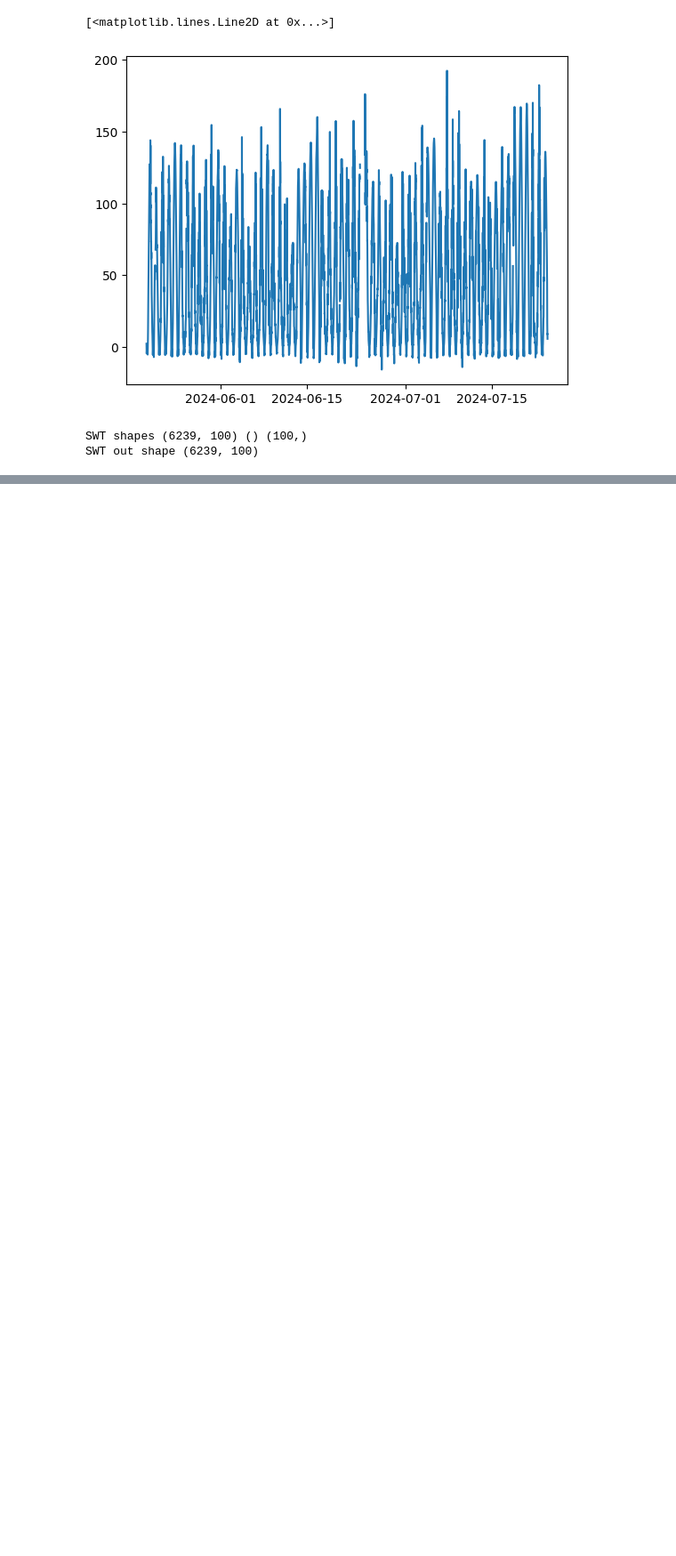
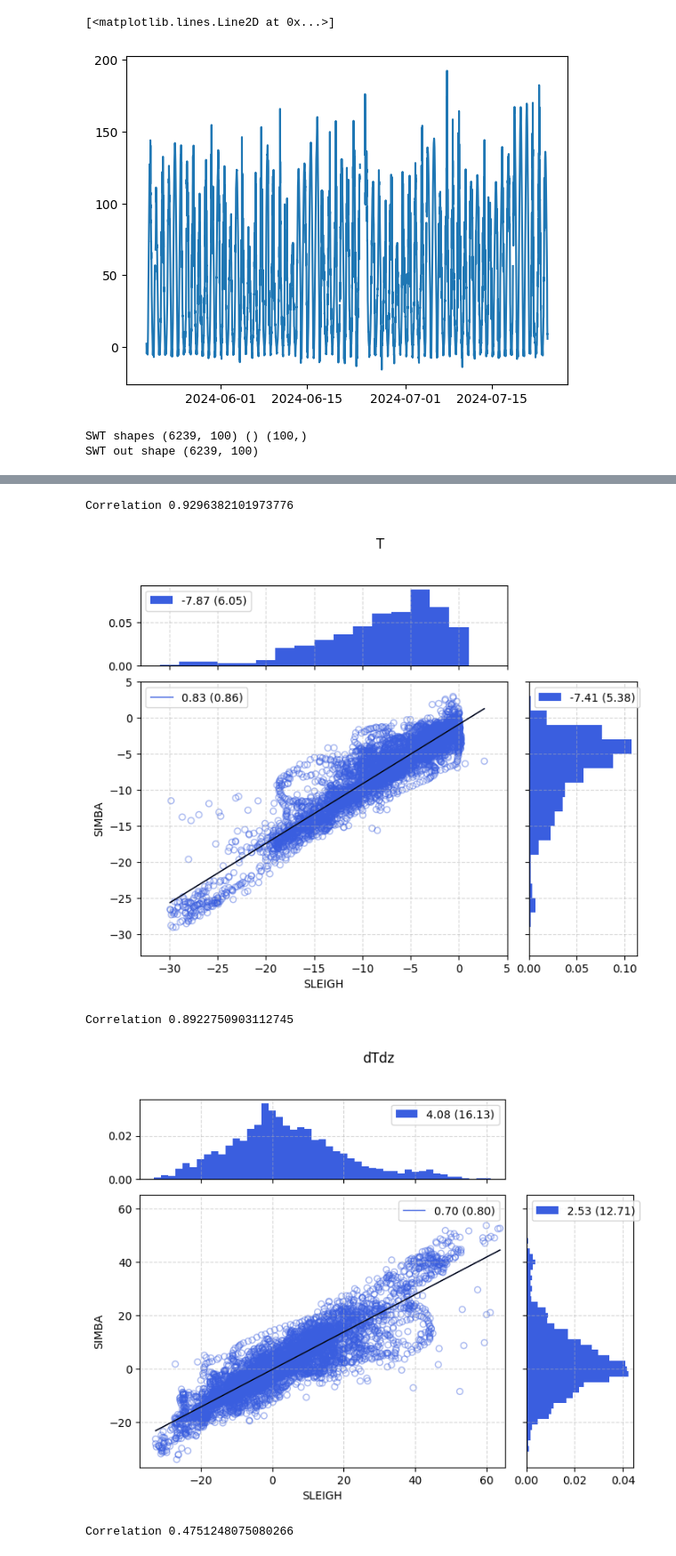
Before and after one commit to sledd/ICECAPS_raven, a Jupyter notebook: raven_subsurface_analysis_v4.2.ipynb, the cells around one changed output, grey strips where cells are left out. Shown at 89% size. Drawn from its saved outputs; the diff is of its cells as text; code cells hidden in the pictures; blank space fills up the shorter version.

```diff
--- a/raven_subsurface_analysis_v4.2.ipynb
+++ b/raven_subsurface_analysis_v4.2.ipynb
@@ -390,0 +487,71 @@ plt.show()
+# %%
+# bins for histograms
+
+# variable = 'T'
+
+for variable in ['T','dTdz','dTdt']:
+# for variable in ['dTdt']:
+
+    x_var = sub_flux_comparisons['sleigh'][variable].copy()
+    y_var = sub_flux_comparisons['simba'][variable].copy()
+
+    print('Correlation', np.ma.corrcoef(x_var, y_var)[0][1])
+
+    if variable=='dTdt':
+        # x_var *= 10
+        # y_var *= 10
+
+        pad = 0.0001
+        bin_width = .0001
+        bins = np.arange( np.minimum(np.ma.min(x_var), np.ma.min(y_var)), \
+                          np.maximum(np.ma.max(x_var), np.ma.max(y_var)), bin_width)
+    else:
+        pad = 2
+        bin_width = 2
+
+        bins = np.arange( round(np.minimum(np.ma.min(x_var), np.ma.min(y_var)))-1, \
+                          round(np.maximum(np.ma.max(x_var), np.ma.max(y_var)))+1, bin_width)
+
+    # make figure
+    fig = plt.figure(figsize=(8,6))
+    gs = GridSpec(4, 4)
+
+    ax_scatter = fig.add_subplot(gs[1:4, 0:3])
+    ax_hist_x = fig.add_subplot(gs[0, 0:3])
+    ax_hist_y = fig.add_subplot(gs[1:4, 3])
+
+
+    scatter_hist(x_var, y_var, ax_scatter,
+                     ax_hist_x, ax_hist_y, bins, bins,
+                     c='#3A5EDF')
+
+
+
+    # fig.suptitle('CAFS: '+month_names[mn])
+    for ax in [ax_hist_x, ax_hist_y, ax_scatter]:
+        ax.grid(alpha=0.5, ls='--')
+        ax.legend(loc='best')
+
+    ax_scatter.set_ylabel('SIMBA')
+    ax_scatter.set_xlabel('SLEIGH')
+
+    fig.suptitle(variable)
+
+    ## set plot limits to be the same, what you expect
+    ax_scatter.set_xlim( bins[0]-pad, bins[-1]+pad )
+    ax_hist_x.set_xlim( bins[0]-pad, bins[-1]+pad )
+
+    ax_scatter.set_ylim( bins[0]-pad, bins[-1]+pad )
+
+    ax_hist_y.set_ylim( bins[0]-pad, bins[-1]+pad )
+    # ax_hist_x.legend(loc='center left', bbox_to_anchor=(1.025,.5), fontsize=10)
+
+
+    #plt.savefig('/Users/asledd/mosaic/figures/annual_SEB_analysis/monthly_driver-response_regressions/CAFS_monthly_regressions/6hrAvg_IceOutput/CAFS_obs_scatter-hist_'+flx+'_'+str(mn)+'_6hravgs.png', dpi=250)
+    plt.show()
+# %% [output]
+Correlation 0.9296382101973776
+[figure, added]
+Correlation 0.8922750903112745
+[figure, added]
+Correlation 0.4751248075080266
```
Also changed, not shown: parts of 11 cells of this notebook.
